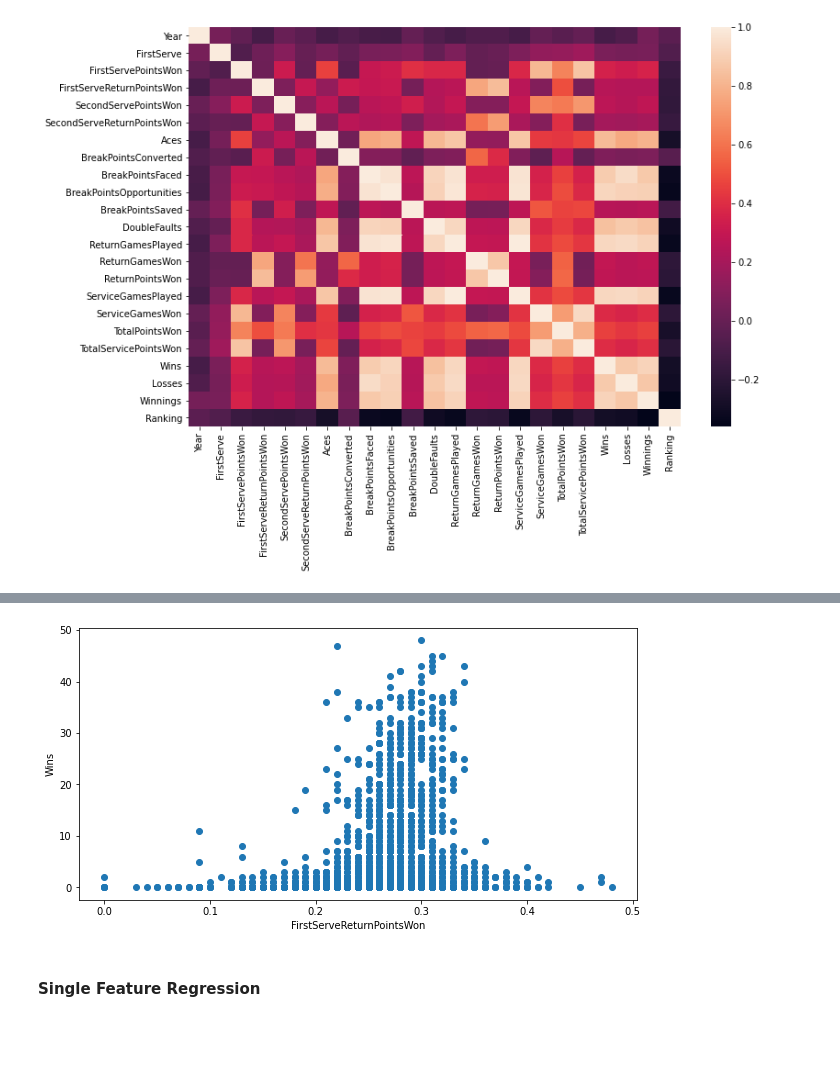
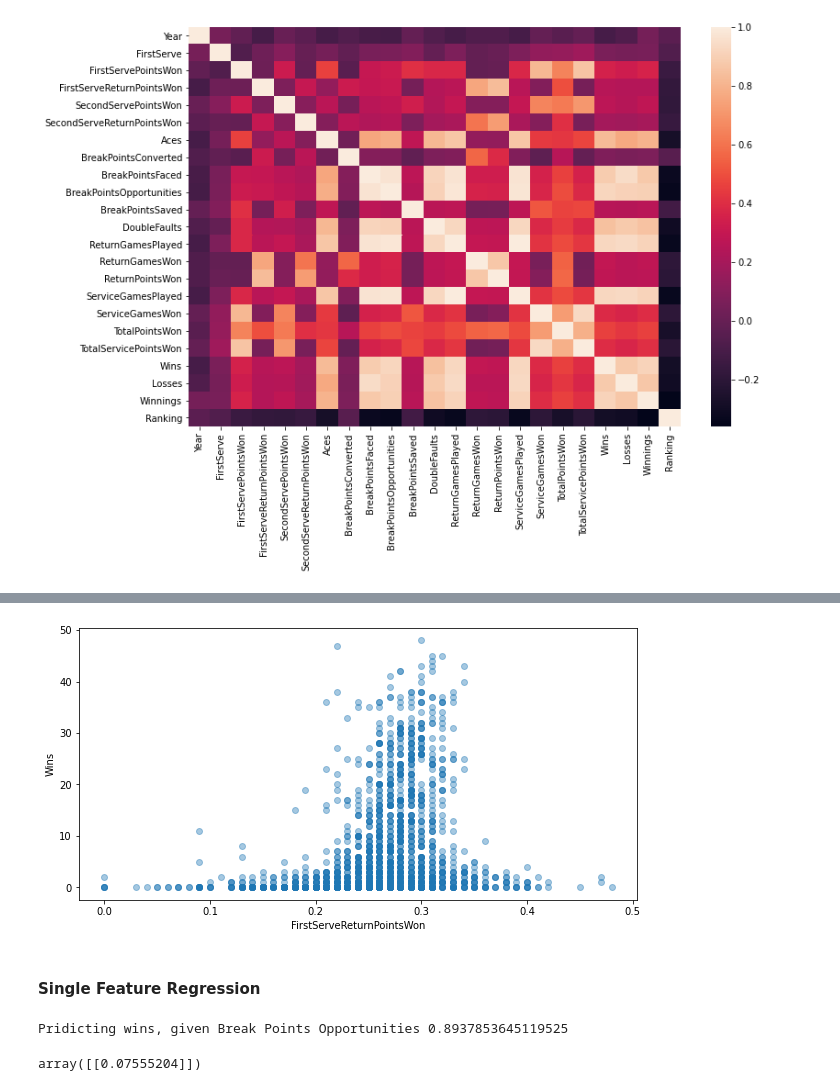
Before and after one commit to joeelorm/Projects, a Jupyter notebook: Machine Learning/Tennis Ace.ipynb, the cells around one changed output, grey strips where cells are left out. Saved outputs shown, nothing was run; the diff lists cells and outputs as text; code cells hidden in the pictures; blank space fills up the shorter version.

```diff
--- a/Machine Learning/Tennis Ace.ipynb
+++ b/Machine Learning/Tennis Ace.ipynb
@@ -125,10 +125,30 @@ plt.show()
 # %%
 plt.figure(figsize = (10, 5))
-plt.scatter(tennis['FirstServeReturnPointsWon'], tennis['Wins'])
+plt.scatter(tennis['FirstServeReturnPointsWon'], tennis['Wins'], alpha = 0.4)
 plt.xlabel('FirstServeReturnPointsWon')
 plt.ylabel('Wins')
 plt.show()
 # %% [output]
-[figure, old version]
+[figure, new version]
 # %% [markdown]
 #### Single Feature Regression
+# %%
+feature = tennis[['BreakPointsOpportunities']]
+wins = tennis[['Wins']]
+
+#Splitting the data
+feature_train, feature_test, wins_train, wins_test = train_test_split(feature, wins, test_size = 0.30, random_state = 123)
+
+model = LinearRegression()
+
+model.fit(feature_train, wins_train)
+
+print('Pridicting wins, given Break Points Opportunities', model.score(feature_test, wins_test))
+
+wins_prediction = model.predict(feature_test)
+# %% [output]
+Pridicting wins, given Break Points Opportunities 0.8937853645119525
+# %%
+model.coef_
+# %% [output]
+array([[0.07555204]])
```
Also changed, not shown: parts of 5 cells of this notebook.
